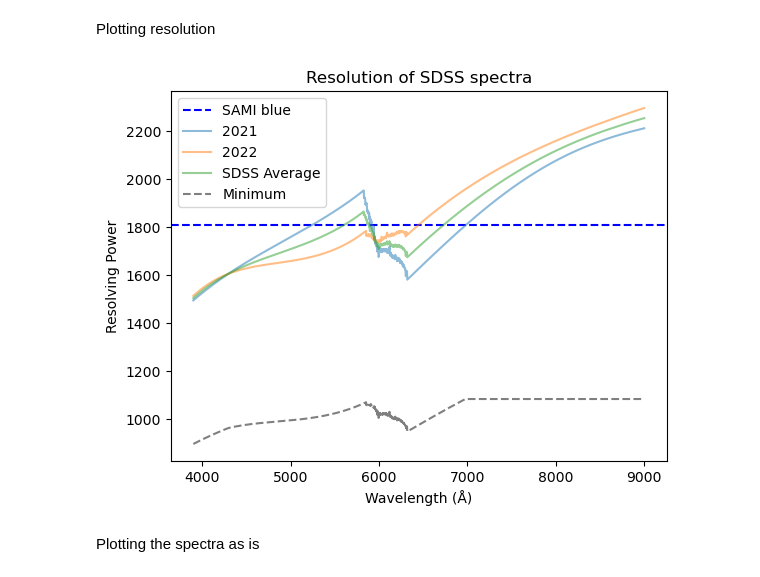
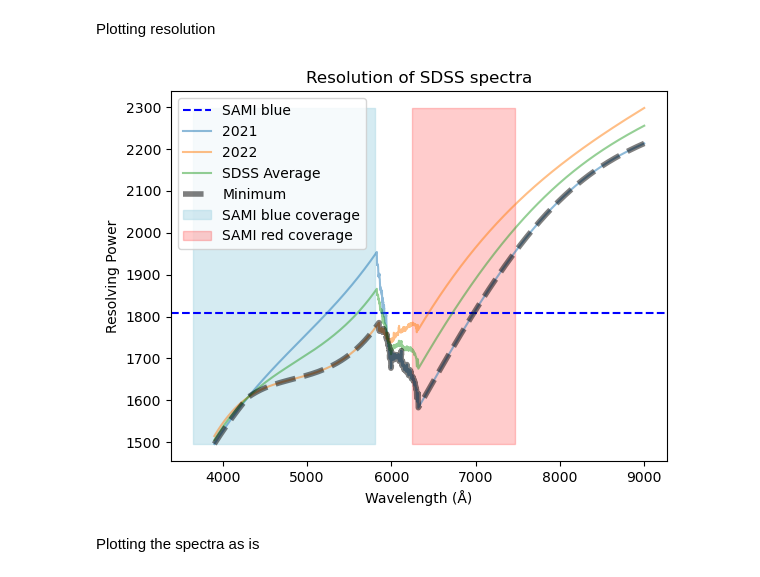
Before and after one commit to things-0/denison_2026, a Jupyter notebook: oli/main.ipynb, the cells around one changed output. Saved outputs shown, nothing was run; the diff lists cells and outputs as text; code cells hidden in the pictures.

```diff
--- a/oli/main.ipynb
+++ b/oli/main.ipynb
@@ -32,7 +33,10 @@ SII = 6724
 H_ALPH = 6564.61
 H_BETA = 4862.68
 
-EPS = 1e-7
+EPS = 1e-8
+#TODO: remove testing
+SMOOTH_FACTOR = 1.0
+#
 
 z = 0.0582
 
@@ -342,32 +470,51 @@ Plotting resolution
 # %%
 res_21 = lam21 / fwhm21
 res_22 = lam22 / fwhm22
 # Note: fwhm01 (wresl) not available
 res_01 = (res_21 + res_22) / 2
 #
 
 res_min = np.minimum(np.minimum(
     res_21,
     res_22
 ), RES_15_BLUE)
 
-#TODO: remove testing
-res_min = 0.6 * res_min
+#TODO: check logic with Scott
+res_min = np.minimum(
+    res_21,
+    res_22
+)
 #
+
+res_min =  res_min / SMOOTH_FACTOR
+
+lam15_blue_min = np.min(lam15_blue)
+lam15_blue_max = np.max(lam15_blue)
+lam15_red_min = np.min(lam15_red)
+lam15_red_max = np.max(lam15_red)
+
+res_plot_bounds = [np.min(res_min), max(
+    np.max(res_21), np.max(res_22),
+    np.max(res_01), RES_15_BLUE#, RES_15_RED
+)]
 
 plt.axhline(RES_15_BLUE, color='blue', linestyle='--', label="SAMI blue")
 # plt.axhline(R_15_red, color='red', linestyle='--', label="SAMI red")
 plt.plot(lam21, res_21, alpha=0.5, label="2021")
 plt.plot(lam22, res_22, alpha=0.5, label="2022")
 plt.plot(lam01, res_01, alpha=0.5, label="SDSS Average")
-plt.plot(lam01, res_min, color='black', alpha=0.5, linestyle='--', label="Minimum")
+plt.plot(lam01, res_min, color='black', alpha=0.5, lw=4, linestyle='--', label="Minimum")
+plt.fill_betweenx(res_plot_bounds, lam15_blue_min, lam15_blue_max, color='lightblue', alpha=0.5, label="SAMI blue coverage")
+plt.fill_betweenx(res_plot_bounds, lam15_red_min, lam15_red_max, color='red', alpha=0.2, label="SAMI red coverage")
+
+
 plt.xlabel("Wavelength (Å)")
 plt.ylabel("Resolving Power")
 plt.title("Resolution of SDSS spectra")
 plt.legend()
 plt.show()
 # %% [output]
-[figure, old version]
+[figure, new version]
 # %%
 # lam_range_01 = np.max(lam01) - np.min(lam01)
 # lam_range_15_blue = np.max(lam15_blue) - np.min(lam15_blue)
```
Also changed, not shown: parts of 58 cells of this notebook, 1 other file.
